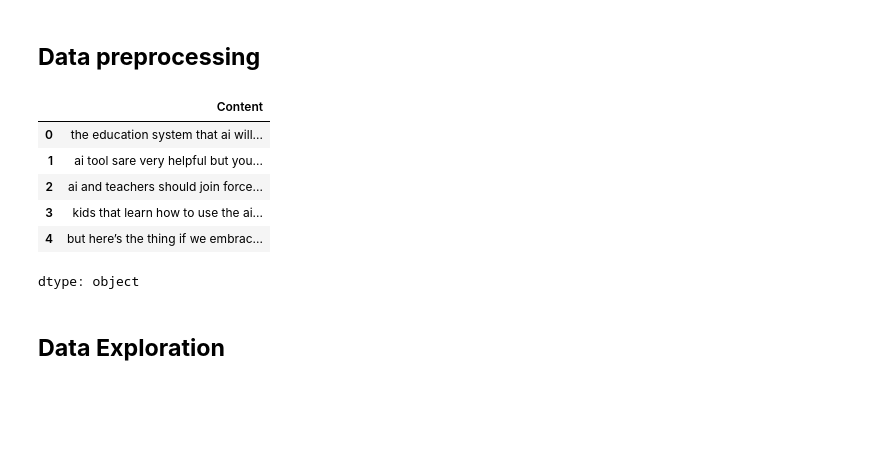
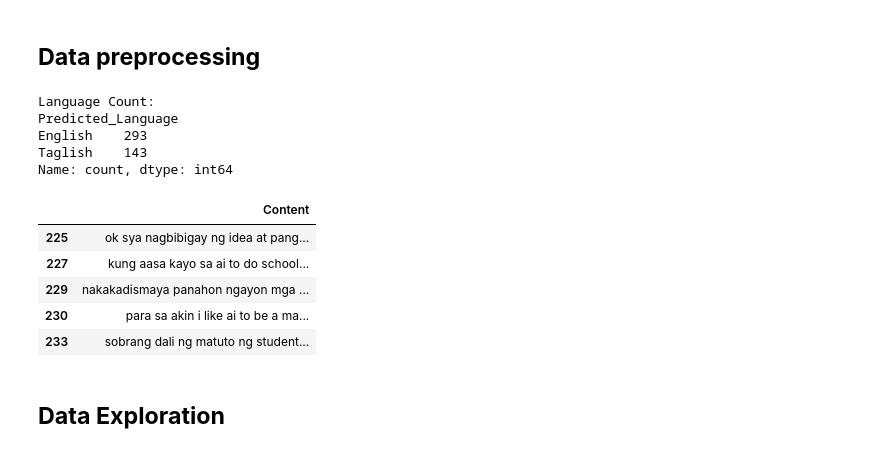
Before and after one commit to isabeloderek/Prelim-Topic-Modeling, a Jupyter notebook: LDA.ipynb, the cells around one changed output. Cells and saved outputs as stored; diff of their text form; code cells hidden in the pictures; blank space fills up the shorter version.

```diff
--- a/LDA.ipynb
+++ b/LDA.ipynb
@@ -69,6 +70,19 @@ import pyLDAvis.gensim
 # %%
 import re
 import pandas as pd
+from whatthelang import WhatTheLang
+
+wtl = WhatTheLang()
+
+# Function to classify content as 'English' or 'Taglish'
+def classify_language(text):
+    predicted_lang = wtl.predict_lang(text)
+    if predicted_lang == 'en':
+        return 'English'
+    elif predicted_lang == 'tl':
+        return 'Taglish'
+    else:
+        return 'Taglish'  # Default to Taglish
 
 # Function to remove emojis
 def remove_emojis(text):
@@ -83,41 +97,63 @@ def remove_emojis(text):
                            u"\U0001FA00-\U0001FA6F"  # Chess Symbols
                            u"\U0001FA70-\U0001FAFF"  # Symbols and Pictographs Extended-A
                            u"\U00002702-\U000027B0"  # Dingbats
                            u"\U000024C2-\U0001F251"  # Enclosed characters
                            "]+", flags=re.UNICODE)
     return emoji_pattern.sub(r'', text)
 
 # Load the dataset
 df = pd.read_csv("AI in edu dataset - Sheet1.csv")
 
 # Remove null values
 df = df.dropna(subset=['Content'])
 
 # Remove all columns except content
-df = df['Content']
+df = df.drop(columns=['Platform', 'Sentiment'])
 
 # Remove newlines from content
 df = df.map(lambda x: re.sub(r'\n', '', x))
 
 # Remove punctuation
 df = df.map(lambda x: re.sub('[,\.!?]', '', x))
 
 # Convert to lowercase
 df = df.map(lambda x: x.lower())
 
 # Remove emojis
 df = df.map(lambda x: remove_emojis(x))
 
+# Apply the classification to the 'Content' column
+df['Predicted_Language'] = df['Content'].map(classify_language)
+
+english_df = df[df['Predicted_Language'] == 'English']
+taglish_df = df[df['Predicted_Language'] == 'Taglish']
+
+# Count the number of English and Taglish texts
+language_counts = df['Predicted_Language'].value_counts()
+
+# Print the number of English and Taglish texts
+print("Language Count:")
+print(language_counts)
+
+# Remove all columns except content since it is not needed anymore
+english_df = english_df.drop(columns='Predicted_Language')
+taglish_df = taglish_df.drop(columns='Predicted_Language')
+
 # Display the first few rows of the preprocessed data
-df.head()
+english_df.head()
+taglish_df.head()
 # %% [output]
+Language Count:
+Predicted_Language
+English    293
+Taglish    143
+Name: count, dtype: int64
 |  | Content |
-| 0 | the education system that ai will... |
-| 1 | ai tool sare very helpful but you... |
-| 2 | ai and teachers should join force... |
-| 3 | kids that learn how to use the ai... |
-| 4 | but here’s the thing if we embrac... |
+| 225 | ok sya nagbibigay ng idea at pang... |
+| 227 | kung aasa kayo sa ai to do school... |
+| 229 | nakakadismaya panahon ngayon mga ... |
+| 230 | para sa akin i like ai to be a ma... |
+| 233 | sobrang dali ng matuto ng student... |
-dtype: object
 # %% [markdown]
 ## **Data Exploration**
 # %% [markdown]
```
Also changed, not shown: parts of 11 cells of this notebook.
